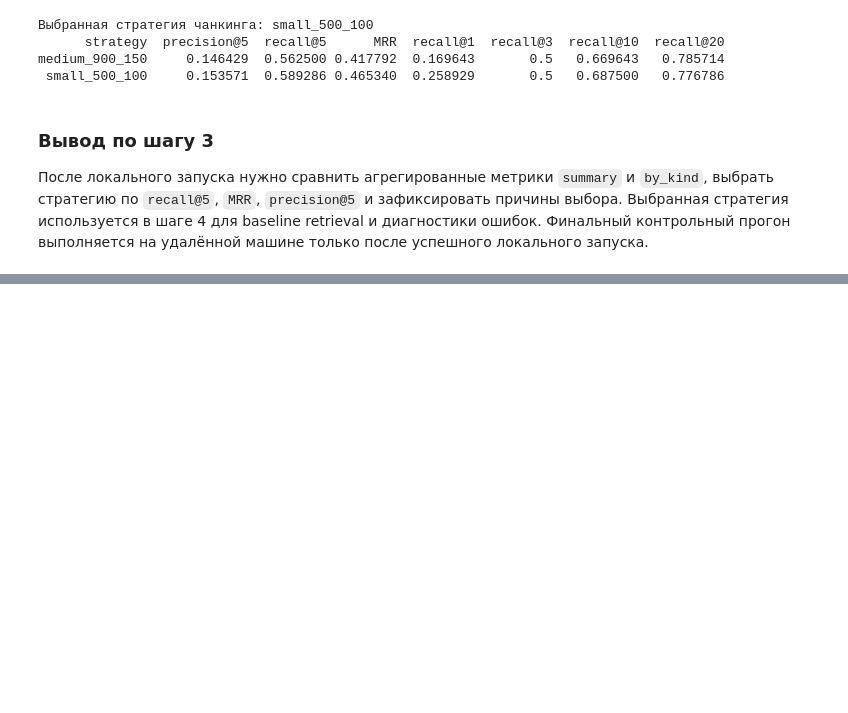
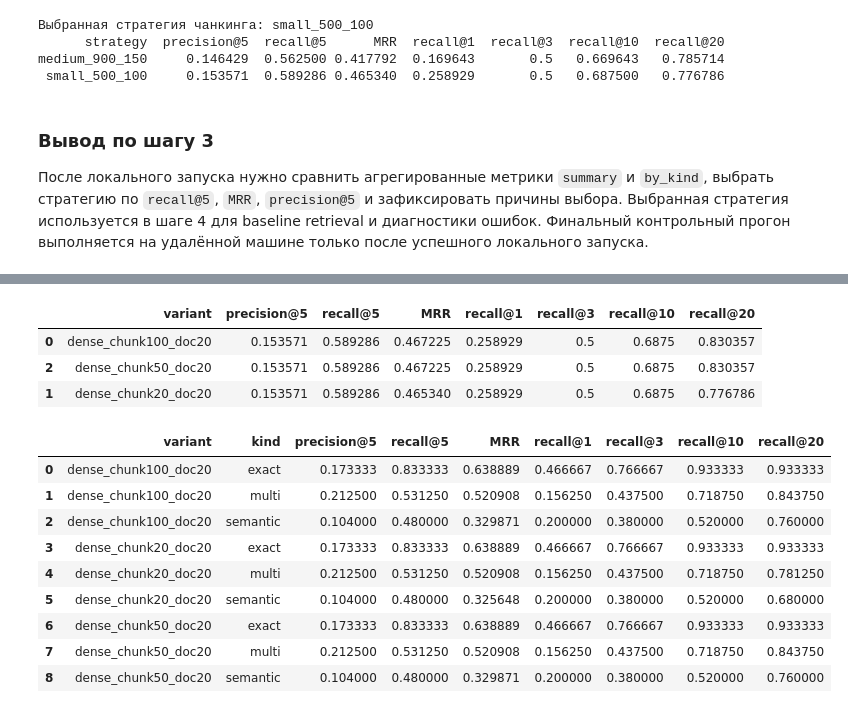
Before and after one commit to IlyaEmelin/ai-agent.rag-system2, a Jupyter notebook: filmoskop_rag.ipynb, the cells around one changed output, grey strips where cells are left out. Saved outputs shown, nothing was run; the diff lists cells and outputs as text; code cells hidden in the pictures; blank space fills up the shorter version.

```diff
--- a/filmoskop_rag.ipynb
+++ b/filmoskop_rag.ipynb
@@ -392,0 +397,16 @@ medium_900_150     0.146429  0.562500 0.417792  0.169643       0.5   0.669643
+# %%
+BASELINE_CHUNK_TOP_K = 20
+OVERFETCH_CHUNK_KS = [50, 100]
+DOC_TOP_K = 20
+FILTER_CATEGORY = "Подписка и оплата"
+
+selected_strategy = best_strategy
+selected_chunks = chunk_sets[selected_strategy]
+selected_index = indexes[selected_strategy]
+doc_by_id = {doc["doc_id"]: doc for doc in clean_docs}
+
+eval_query_rows = list(zip(eval_queries, query_vecs))
+
+print("Стратегия для baseline retrieval:", selected_strategy)
+print("Чанков в выбранной стратегии:", len(selected_chunks))
+print("Eval-запросов без gap:", len(eval_query_rows))
@@ -392,0 +617,42 @@ medium_900_150     0.146429  0.562500 0.417792  0.169643       0.5   0.669643
+# %%
+baseline_variants = []
+baseline_variants.append(evaluate_dense_variant(
+    selected_strategy,
+    chunk_k=BASELINE_CHUNK_TOP_K,
+    doc_k=DOC_TOP_K,
+    variant="dense_chunk20_doc20",
+))
+for chunk_k in OVERFETCH_CHUNK_KS:
+    baseline_variants.append(evaluate_dense_variant(
+        selected_strategy,
+        chunk_k=chunk_k,
+        doc_k=DOC_TOP_K,
+        variant=f"dense_chunk{chunk_k}_doc20",
+    ))
+
+baseline_diagnostics = pd.concat(baseline_variants, ignore_index=True)
+baseline_summary = baseline_diagnostics.groupby("variant")[[
+    "precision@5", "recall@5", "MRR", "recall@1", "recall@3", "recall@10", "recall@20"
+]].mean().reset_index().sort_values(["recall@20", "recall@5", "MRR"], ascending=False)
+baseline_summary
+# %% [output]
+|  | variant | precision@5 | recall@5 | MRR | recall@1 | recall@3 | recall@10 | recall@20 |
+| 0 | dense_chunk100_doc20 | 0.153571 | 0.589286 | 0.467225 | 0.258929 | 0.5 | 0.6875 | 0.830357 |
+| 2 | dense_chunk50_doc20 | 0.153571 | 0.589286 | 0.467225 | 0.258929 | 0.5 | 0.6875 | 0.830357 |
+| 1 | dense_chunk20_doc20 | 0.153571 | 0.589286 | 0.465340 | 0.258929 | 0.5 | 0.6875 | 0.776786 |
+# %%
+baseline_by_kind = baseline_diagnostics.groupby(["variant", "kind"])[[
+    "precision@5", "recall@5", "MRR", "recall@1", "recall@3", "recall@10", "recall@20"
+]].mean().reset_index()
+baseline_by_kind.sort_values(["variant", "kind"])
+# %% [output]
+|  | variant | kind | precision@5 | recall@5 | MRR | recall@1 | recall@3 | recall@10 | recall@20 |
+| 0 | dense_chunk100_doc20 | exact | 0.173333 | 0.833333 | 0.638889 | 0.466667 | 0.766667 | 0.933333 | 0.933333 |
+| 1 | dense_chunk100_doc20 | multi | 0.212500 | 0.531250 | 0.520908 | 0.156250 | 0.437500 | 0.718750 | 0.843750 |
+| 2 | dense_chunk100_doc20 | semantic | 0.104000 | 0.480000 | 0.329871 | 0.200000 | 0.380000 | 0.520000 | 0.760000 |
+| 3 | dense_chunk20_doc20 | exact | 0.173333 | 0.833333 | 0.638889 | 0.466667 | 0.766667 | 0.933333 | 0.933333 |
+| 4 | dense_chunk20_doc20 | multi | 0.212500 | 0.531250 | 0.520908 | 0.156250 | 0.437500 | 0.718750 | 0.781250 |
+| 5 | dense_chunk20_doc20 | semantic | 0.104000 | 0.480000 | 0.325648 | 0.200000 | 0.380000 | 0.520000 | 0.680000 |
+| 6 | dense_chunk50_doc20 | exact | 0.173333 | 0.833333 | 0.638889 | 0.466667 | 0.766667 | 0.933333 | 0.933333 |
+| 7 | dense_chunk50_doc20 | multi | 0.212500 | 0.531250 | 0.520908 | 0.156250 | 0.437500 | 0.718750 | 0.843750 |
+| 8 | dense_chunk50_doc20 | semantic | 0.104000 | 0.480000 | 0.329871 | 0.200000 | 0.380000 | 0.520000 | 0.760000 |
```
Also changed, not shown: parts of 10 cells of this notebook, 1 other file.
